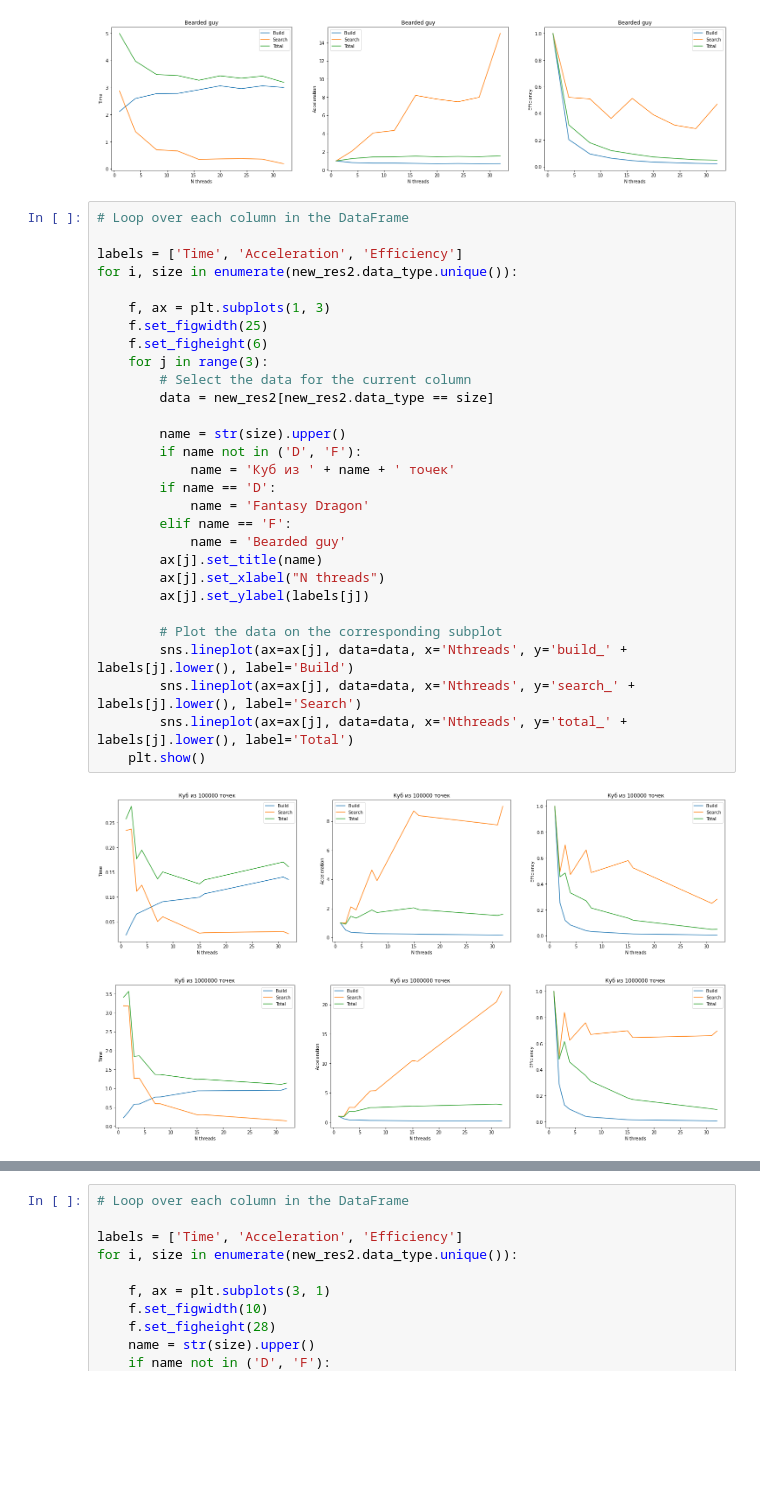
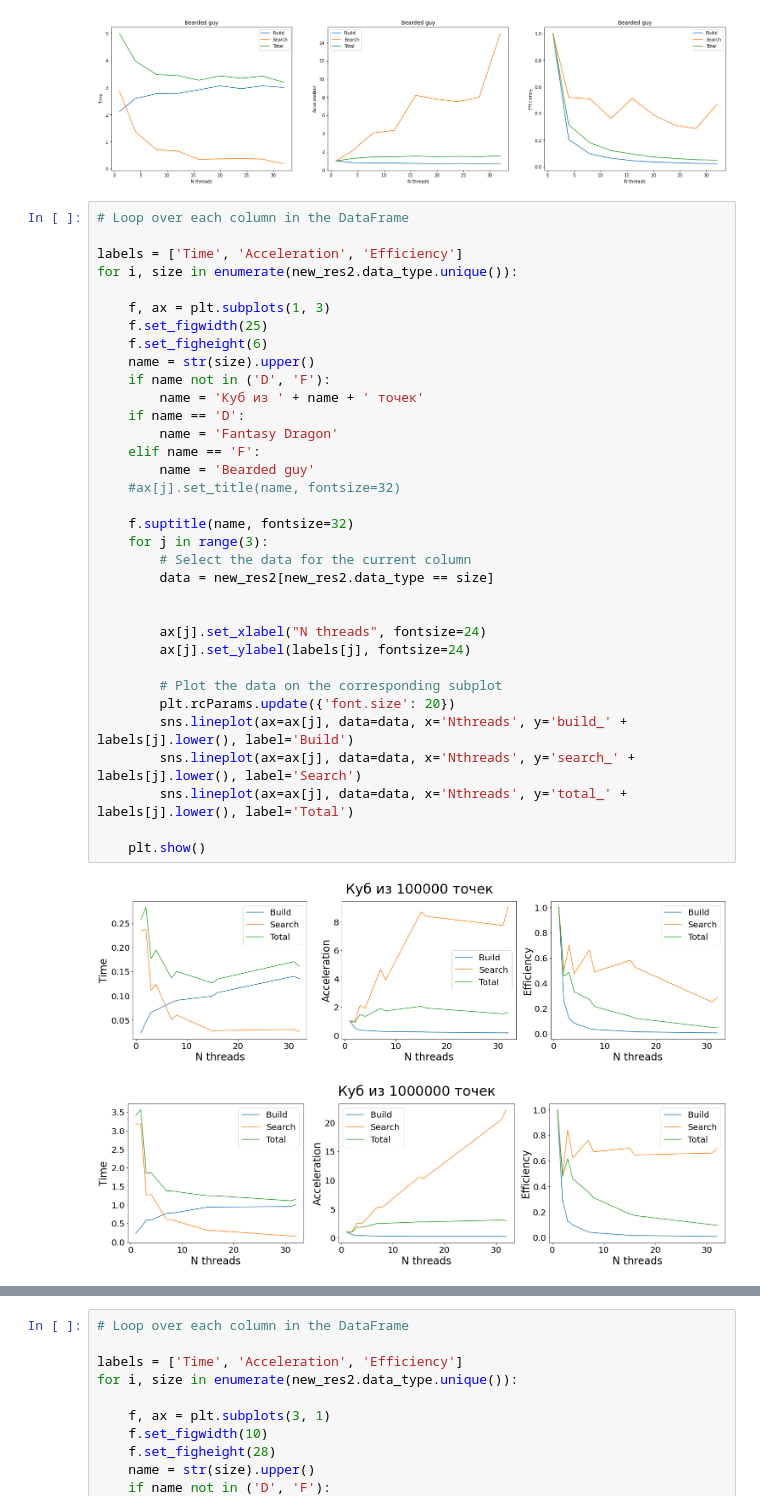
Before and after one commit to Arbuz-Nick/SpecSem, a Jupyter notebook: KDTree/results/analytics.ipynb, the cells around one changed output, grey strips where cells are left out. Cells and saved outputs as stored; diff of their text form; blank space fills up the shorter version.

```diff
--- a/KDTree/results/analytics.ipynb
+++ b/KDTree/results/analytics.ipynb
@@ -181,32 +181,37 @@ for i, size in enumerate(new_res.data_type.unique()):
 # %%
 # Loop over each column in the DataFrame
 
 labels = ['Time', 'Acceleration', 'Efficiency']
 for i, size in enumerate(new_res2.data_type.unique()):
 
     f, ax = plt.subplots(1, 3)
     f.set_figwidth(25)
     f.set_figheight(6)
+    name = str(size).upper()
+    if name not in ('D', 'F'):
+        name = 'Куб из ' + name + ' точек'
+    if name == 'D':
+        name = 'Fantasy Dragon'
+    elif name == 'F':
+        name = 'Bearded guy'
+    #ax[j].set_title(name, fontsize=32)
+
+    f.suptitle(name, fontsize=32)
     for j in range(3):
         # Select the data for the current column
         data = new_res2[new_res2.data_type == size]
 
-        name = str(size).upper()
-        if name not in ('D', 'F'):
-            name = 'Куб из ' + name + ' точек'
-        if name == 'D':
-            name = 'Fantasy Dragon'
-        elif name == 'F':
-            name = 'Bearded guy'
-        ax[j].set_title(name)
-        ax[j].set_xlabel("N threads")
-        ax[j].set_ylabel(labels[j])
+
+        ax[j].set_xlabel("N threads", fontsize=24)
+        ax[j].set_ylabel(labels[j], fontsize=24)
 
         # Plot the data on the corresponding subplot
+        plt.rcParams.update({'font.size': 20})
         sns.lineplot(ax=ax[j], data=data, x='Nthreads', y='build_' + labels[j].lower(), label='Build')
         sns.lineplot(ax=ax[j], data=data, x='Nthreads', y='search_' + labels[j].lower(), label='Search')
         sns.lineplot(ax=ax[j], data=data, x='Nthreads', y='total_' + labels[j].lower(), label='Total')
+
     plt.show()
 # %% [output]
-[figure, old version]
+[figure, new version]
-[figure, old version]
+[figure, new version]
```
Also changed, not shown: parts of 1 cell of this notebook, 4 other files.
